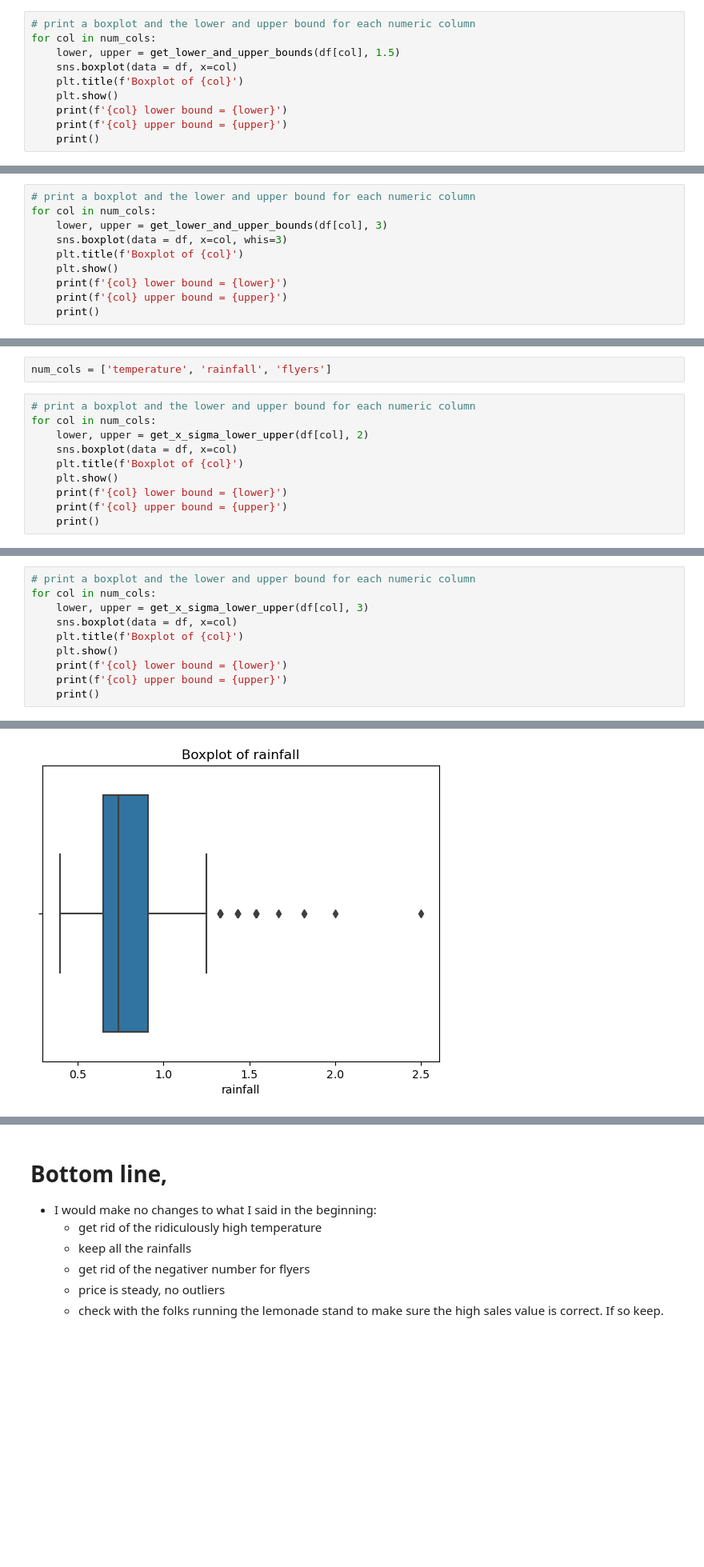
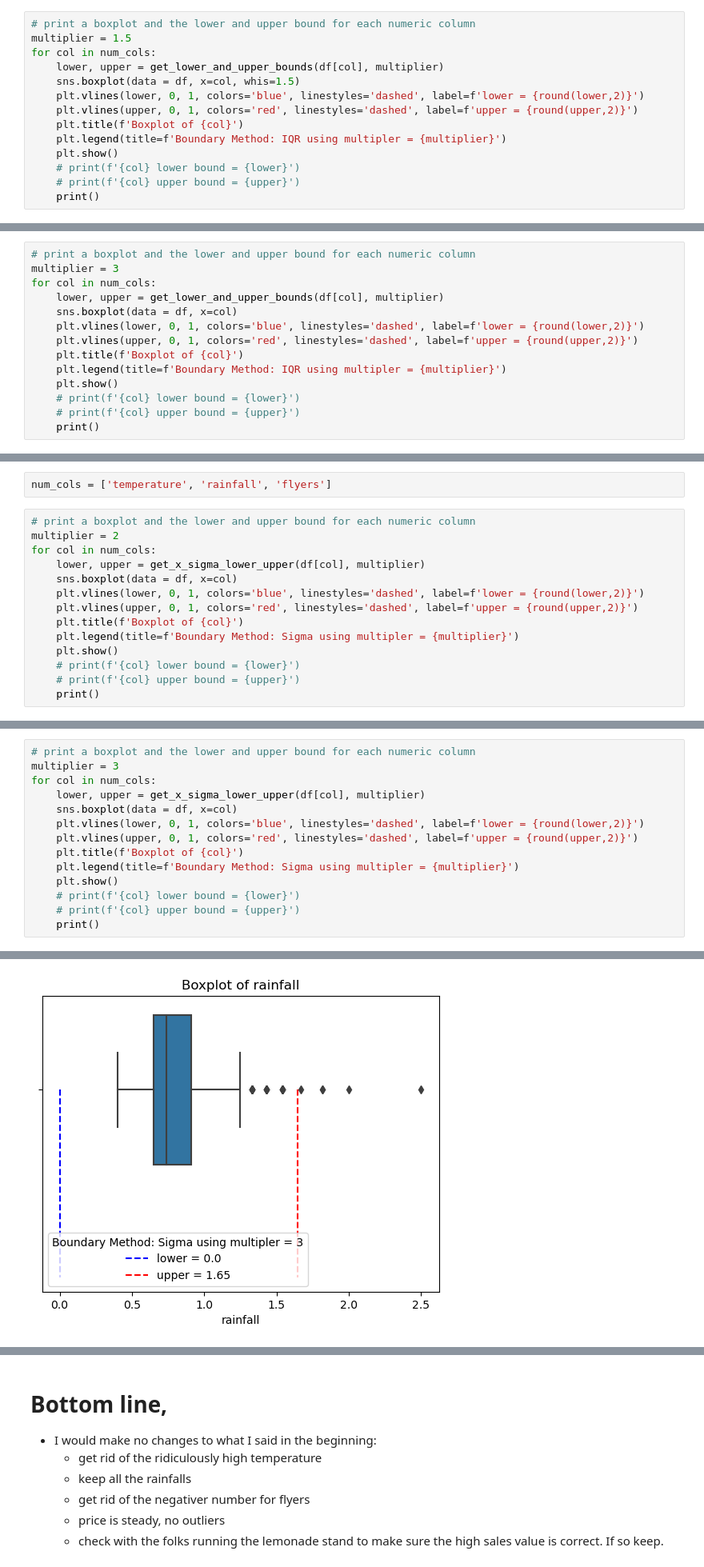
Before and after one commit to corey-hermesch/anomaly-detection-exercises, a Jupyter notebook: continuous_probabilistic_methods.ipynb, the cells around one changed output, grey strips where cells are left out. Shown: that part at 80% size. Drawn from its saved outputs; the diff is of its cells as text; blank space fills up the shorter version.

```diff
--- a/continuous_probabilistic_methods.ipynb
+++ b/continuous_probabilistic_methods.ipynb
@@ -94,12 +118,16 @@ Index(['date', 'day', 'temperature', 'rainfall', 'flyers', 'price', 'sales'], dt
 num_cols = ['temperature', 'rainfall', 'flyers', 'price', 'sales']
 # %%
 # print a boxplot and the lower and upper bound for each numeric column
+multiplier = 1.5
 for col in num_cols:
-    lower, upper = get_lower_and_upper_bounds(df[col], 1.5)
-    sns.boxplot(data = df, x=col)
+    lower, upper = get_lower_and_upper_bounds(df[col], multiplier)
+    sns.boxplot(data = df, x=col, whis=1.5)
+    plt.vlines(lower, 0, 1, colors='blue', linestyles='dashed', label=f'lower = {round(lower,2)}')
+    plt.vlines(upper, 0, 1, colors='red', linestyles='dashed', label=f'upper = {round(upper,2)}')
     plt.title(f'Boxplot of {col}')
+    plt.legend(title=f'Boundary Method: IQR using multipler = {multiplier}')
     plt.show()
-    print(f'{col} lower bound = {lower}')
-    print(f'{col} upper bound = {upper}')
+    # print(f'{col} lower bound = {lower}')
+    # print(f'{col} upper bound = {upper}')
     print()
 # %% [output]
@@ -127,12 +146,16 @@ sales upper bound = 45.0
     - check with the folks running the lemonade stand to make sure the high sales value is correct. If so keep.
 # %%
 # print a boxplot and the lower and upper bound for each numeric column
+multiplier = 3
 for col in num_cols:
-    lower, upper = get_lower_and_upper_bounds(df[col], 3)
-    sns.boxplot(data = df, x=col, whis=3)
+    lower, upper = get_lower_and_upper_bounds(df[col], multiplier)
+    sns.boxplot(data = df, x=col)
+    plt.vlines(lower, 0, 1, colors='blue', linestyles='dashed', label=f'lower = {round(lower,2)}')
+    plt.vlines(upper, 0, 1, colors='red', linestyles='dashed', label=f'upper = {round(upper,2)}')
     plt.title(f'Boxplot of {col}')
+    plt.legend(title=f'Boundary Method: IQR using multipler = {multiplier}')
     plt.show()
-    print(f'{col} lower bound = {lower}')
-    print(f'{col} upper bound = {upper}')
+    # print(f'{col} lower bound = {lower}')
+    # print(f'{col} upper bound = {upper}')
     print()
 # %% [output]
@@ -188,12 +201,16 @@ get_x_sigma_lower_upper(df.rainfall)
 num_cols = ['temperature', 'rainfall', 'flyers']
 # %%
 # print a boxplot and the lower and upper bound for each numeric column
+multiplier = 2
 for col in num_cols:
-    lower, upper = get_x_sigma_lower_upper(df[col], 2)
+    lower, upper = get_x_sigma_lower_upper(df[col], multiplier)
     sns.boxplot(data = df, x=col)
+    plt.vlines(lower, 0, 1, colors='blue', linestyles='dashed', label=f'lower = {round(lower,2)}')
+    plt.vlines(upper, 0, 1, colors='red', linestyles='dashed', label=f'upper = {round(upper,2)}')
     plt.title(f'Boxplot of {col}')
+    plt.legend(title=f'Boundary Method: Sigma using multipler = {multiplier}')
     plt.show()
-    print(f'{col} lower bound = {lower}')
-    print(f'{col} upper bound = {upper}')
+    # print(f'{col} lower bound = {lower}')
+    # print(f'{col} upper bound = {upper}')
     print()
 # %% [output]
@@ -209,11 +222,15 @@ flyers upper bound = 67.67699877341579
 # %%
 # print a boxplot and the lower and upper bound for each numeric column
+multiplier = 3
 for col in num_cols:
-    lower, upper = get_x_sigma_lower_upper(df[col], 3)
+    lower, upper = get_x_sigma_lower_upper(df[col], multiplier)
     sns.boxplot(data = df, x=col)
+    plt.vlines(lower, 0, 1, colors='blue', linestyles='dashed', label=f'lower = {round(lower,2)}')
+    plt.vlines(upper, 0, 1, colors='red', linestyles='dashed', label=f'upper = {round(upper,2)}')
     plt.title(f'Boxplot of {col}')
+    plt.legend(title=f'Boundary Method: Sigma using multipler = {multiplier}')
     plt.show()
-    print(f'{col} lower bound = {lower}')
-    print(f'{col} upper bound = {upper}')
+    # print(f'{col} lower bound = {lower}')
+    # print(f'{col} upper bound = {upper}')
     print()
 # %% [output]
@@ -223 +238 @@ temperature upper bound = 115.48233442915445
-[figure, old version]
+[figure, new version]
```
Also changed, not shown: parts of 14 cells of this notebook, 2 other files.
